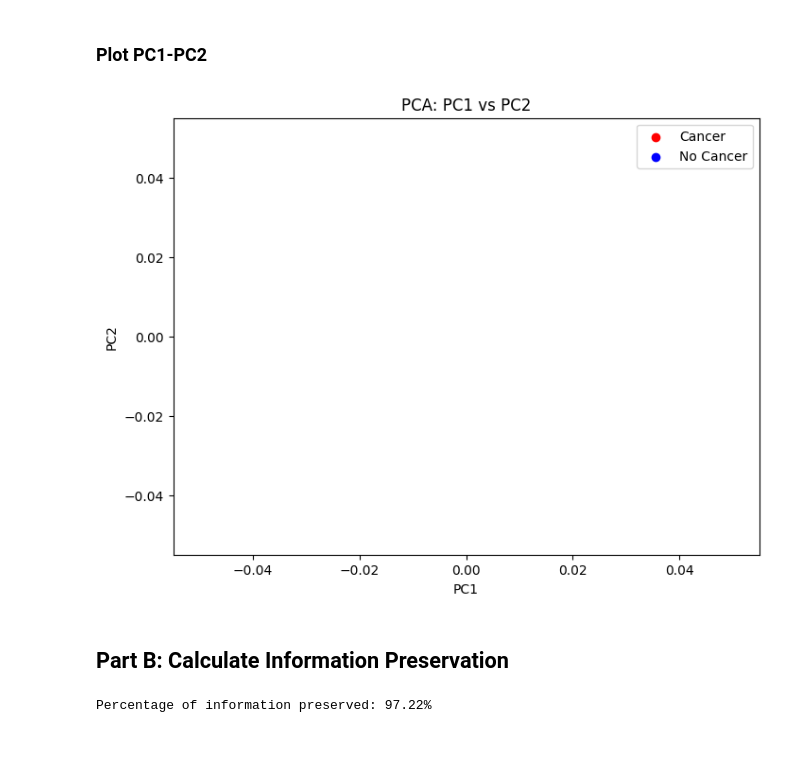
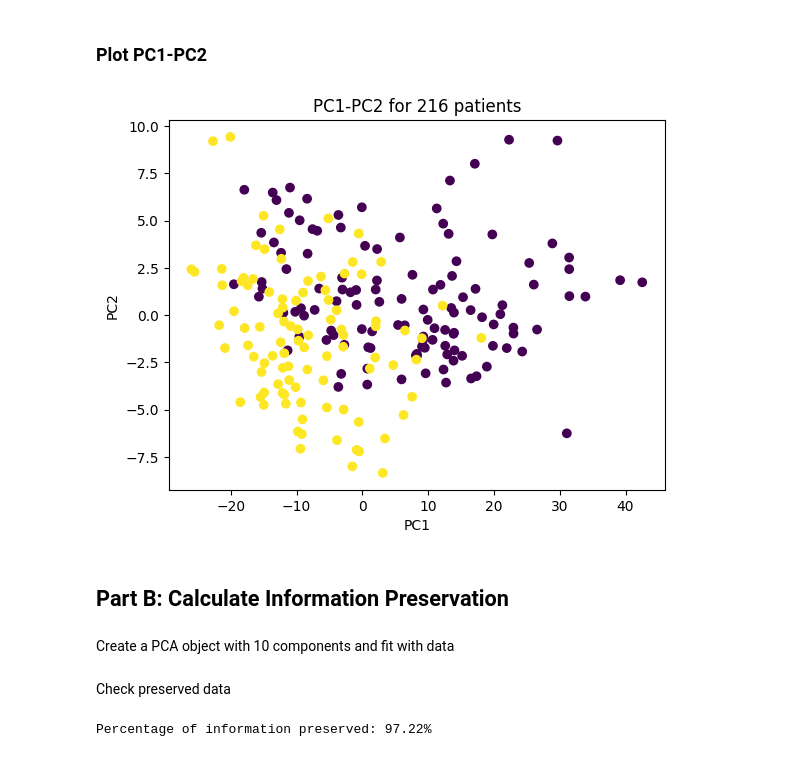
Before and after one commit to eomielan/manu465, a Jupyter notebook: assignments/assignment5/assignment5.ipynb, the cells around one changed output. Drawn from its saved outputs; the diff is of its cells as text; code cells hidden in the pictures.

```diff
--- a/assignments/assignment5/assignment5.ipynb
+++ b/assignments/assignment5/assignment5.ipynb
@@ -31,34 +31,31 @@ y = label_encoder.fit_transform(y)
 # %%
 from sklearn.decomposition import PCA
 
-# Assuming X is has shape (216, 4000)
-pca = PCA(n_components=2)  # We want 2 components
+pca = PCA(n_components=2)
 X_pca = pca.fit_transform(X)
+
+pc_df = pd.DataFrame(data=X_pca, columns=['PC1', 'PC2'])
 # %% [markdown]
 ### Plot PC1-PC2
-# %%
-import matplotlib.pyplot as plt
-
-# Create a DataFrame with the first two principal components and labels
-pca_df = pd.DataFrame(data=X_pca, columns=['PC1', 'PC2'])
-pca_df['label'] = y
-
-# Plot PC1-PC2 for the 216 patients
-plt.figure(figsize=(8, 6))
-plt.scatter(pca_df[pca_df['label'] == 'C']['PC1'], pca_df[pca_df['label'] == 'C']['PC2'], label='Cancer', color='r')
-plt.scatter(pca_df[pca_df['label'] == 'N']['PC1'], pca_df[pca_df['label'] == 'N']['PC2'], label='No Cancer', color='b')
-plt.xlabel('PC1')
-plt.ylabel('PC2')
-plt.legend()
-plt.title('PCA: PC1 vs PC2')
-plt.show()
-# %% [output]
-[figure, removed]
+# %%
+import matplotlib.pyplot as plt
+
+plt.scatter(pc_df['PC1'], pc_df['PC2'], c=y, cmap='viridis')
+plt.title('PC1-PC2 for 216 patients')
+plt.xlabel('PC1')
+plt.ylabel('PC2')
+plt.show()
+# %% [output]
+[figure, added]
 # %% [markdown]
 ## Part B: Calculate Information Preservation
+# %% [markdown]
+Create a PCA object with 10 components and fit with data
 # %%
 pca = PCA(n_components=10)
 X_pca_10 = pca.fit_transform(X)
+# %% [markdown]
+Check preserved data
 # %%
 explained_variance_ratio = pca.explained_variance_ratio_
 info_preserved = sum(explained_variance_ratio[:10]) * 100
```
Also changed, not shown: parts of 20 cells of this notebook.
